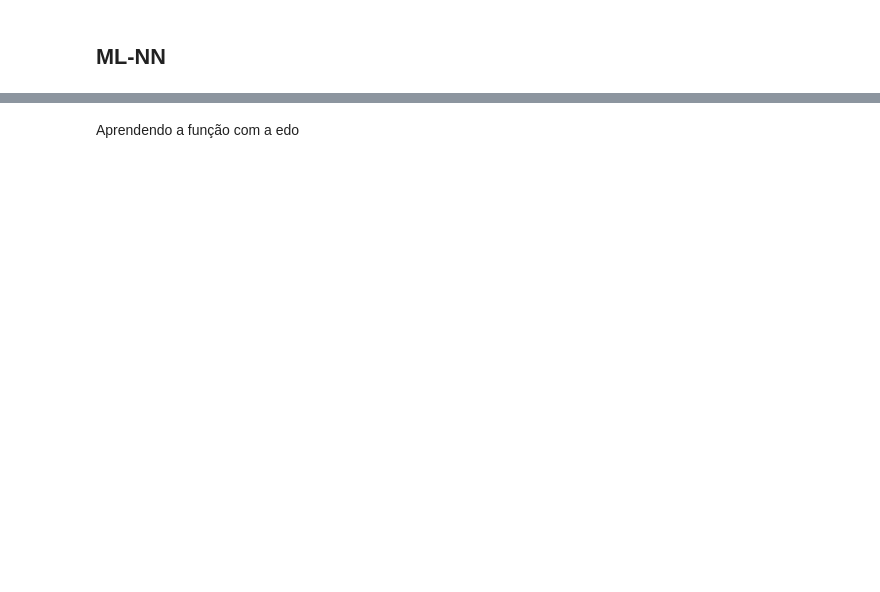
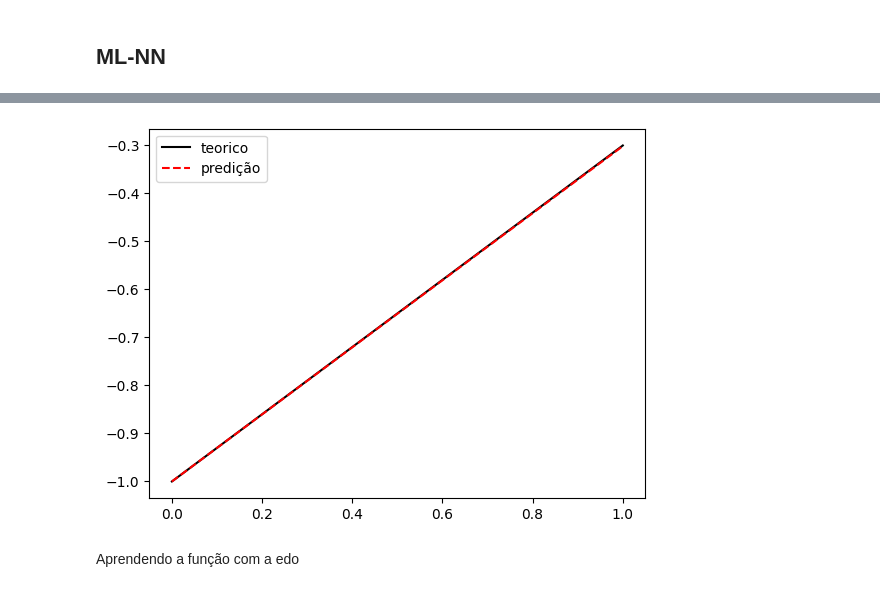
Before and after one commit to GubioGL/MachineLearning, a Jupyter notebook: # ML-apply-in-Physics/MLinregression.ipynb, the cells around one changed output, grey strips where cells are left out. Drawn from its saved outputs; the diff is of its cells as text; code cells hidden in the pictures; blank space fills up the shorter version.

```diff
--- a/# ML-apply-in-Physics/MLinregression.ipynb
+++ b/# ML-apply-in-Physics/MLinregression.ipynb
@@ -94,0 +134,33 @@ class Loss_edo(nn.Module):
+# %%
+def eq_movimento(x_0,v_,t_):
+    return  x_0 + v_*t_
+
+# Criando os dados de treino
+x_train = tc.linspace(0,1,30,device="cuda").reshape(-1,1)
+y_train =  eq_movimento(x_0=-1,v_=0.7,t_=x_train)
+# %%
+# Aprendendo o valor da constante
+model = Regressao_0(10).to("cuda") # rede dos parametros
+opt    = tc.optim.Adam(params=model.parameters(),lr=0.01) # rede dos parametros
+loss_f  = Loss_parametro(x_train,y_train)
+
+epochs = 5000
+for epoch in range(epochs):
+    model.train()
+    y_preds = model(x_train)
+    loss = loss_f(outputs=y_preds)
+    opt.zero_grad()
+    loss.backward()
+    opt.step()
+
+mse_loss = nn.MSELoss()
+model.eval()
+with tc.inference_mode():
+    prediçao = model(x_train)
+    loss = mse_loss(y_train[0] + prediçao*x_train,y_train)
+    print(f"| Train Loss: {loss} |")
+plt.plot(x_train.cpu(),y_train.cpu(),"k-" ,label="teorico")
+plt.plot(x_train.cpu(),y_train[0].cpu() + prediçao.cpu().mean()*x_train.cpu(),"r--",label="predição" )
+plt.legend()
+plt.show()
+# %% [output]
@@ -95,3 +168,4 @@ class Loss_edo(nn.Module):
+[figure, added]
 # %% [markdown]
 Aprendendo a função com a edo
 # %%
```
Also changed, not shown: parts of 28 cells of this notebook.
